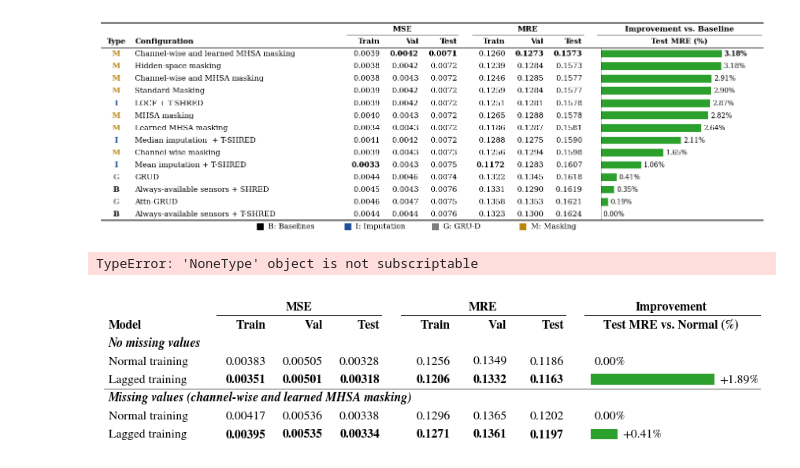
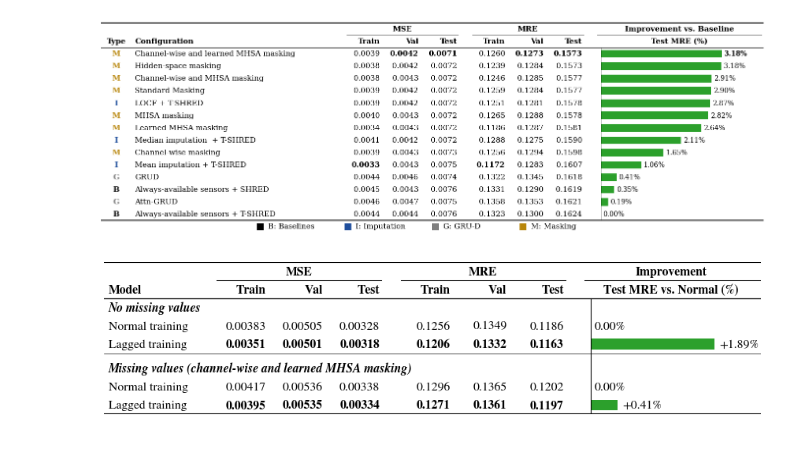
Before and after one commit to matteopasqual02/Masked-SHRED, a Jupyter notebook: Notebooks/HYDRO/Table.ipynb, the cells around one changed output. Cells and saved outputs as stored; diff of their text form; code cells hidden in the pictures.

```diff
--- a/Notebooks/HYDRO/Table.ipynb
+++ b/Notebooks/HYDRO/Table.ipynb
@@ -239,6 +239,7 @@ MRE_SCALE, MRE_DEC = 1, 4       # MRE come frazione, come nei dati originali
 C_BAR = "#2ca02c"
 S = 1.5                         # fattore di scala globale (dimensioni, font, spessori)
 FS = 7.5 * S
+GAP = 0.35                      # spazio extra sotto la linea di separazione (in unita' di riga)
 
 KEYS = ["train_mse", "val_mse", "test_mse", "train_mre", "val_mre", "test_mre"]
 
@@ -246,7 +247,9 @@ KEYS = ["train_mse", "val_mse", "test_mse", "train_mre", "val_mre", "test_mre"]
 # Righe
 # =====================================================================
 rows = []
-for group, models in DATA.items():
+for gi, (group, models) in enumerate(DATA.items()):
+    if gi > 0:
+        rows.append(("gap", None))
     rows.append(("title", group))
     base = models[BASELINE]["test_mre"]
     best = {k: min(m[k] for m in models.values()) for k in KEYS}
@@ -255,6 +258,7 @@ for group, models in DATA.items():
                                   is_base=(name == BASELINE),
                                   impr=(base - m["test_mre"]) / base * 100)))
 best_impr = max(r[1]["impr"] for r in rows if r[0] == "data")
+body_h = sum(GAP if r[0] == "gap" else 1 for r in rows)
 
 # =====================================================================
 # Layout (pollici): Model | 3 MSE | gap | 3 MRE | gap | barre
@@ -266,7 +270,8 @@ total_w = sum(widths)
 NUM_COLS = [1, 2, 3, 5, 6, 7]
 BAR = len(widths) - 1
 
-row_h, header_rows, n_rows = 0.20 * S, 2, len(rows)
+row_h, header_rows = 0.20 * S, 2
+n_rows = body_h                      # altezza del corpo in unita' di riga
 fig_h = (n_rows + header_rows) * row_h
 
 fig, ax = plt.subplots(figsize=(total_w, fig_h))
@@ -310,44 +315,47 @@ scale = (widths[BAR] - 0.10 * S - label_w) / best_impr
 bar_h = 0.60
 
 # ---- corpo ----
-first = True
-for i, (kind, content) in enumerate(rows):
-    y = i + header_rows
+y = header_rows
+for kind, content in rows:
+    if kind == "gap":
+        # linea di separazione, poi spazio extra prima del titolo successivo
+        ax.plot([0, total_w], [y, y], color="black", lw=0.3 * S)
+        y += GAP
+        continue
+
     if kind == "title":
-        if not first:
-            ax.plot([0, total_w], [y, y], color="black", lw=0.3 * S)
-        first = False
         ax.text(pad, y + 0.5, content, ha="left", va="center",
                 fontsize=FS, fontstyle="italic", fontweight="bold")
+        y += 1
         continue
 
     r = content
     put(0, y, LABELS[r["name"]])
     for col, k in zip(NUM_COLS, KEYS):
         sc, dec = (MSE_SCALE, MSE_DEC) if k.endswith("mse") else (MRE_SCALE, MRE_DEC)
         put(col, y, f"{r['vals'][k] * sc:.{dec}f}", ha="right",
             fontweight="bold" if r["vals"][k] == r["best"][k] else "normal")
 
     if r["is_base"]:
         ax.text(zero_x + 0.04 * S, y + 0.5, "0.00%", ha="left", va="center", fontsize=FS)
     else:
         w = r["impr"] * scale
         ax.add_patch(Rectangle((zero_x, y + (1 - bar_h) / 2), w, bar_h,
                                facecolor=C_BAR, edgecolor="none"))
         ax.text(zero_x + w + 0.05 * S, y + 0.5, f"+{r['impr']:.2f}%",
                 ha="left", va="center", fontsize=FS,
-                fontweight= "normal")
+                fontweight="normal")
+    y += 1
 
 ax.plot([zero_x, zero_x], [header_rows, n_rows + header_rows],
         color="black", lw=0.5 * S)
 
 # ---- regole booktabs ----
 ax.plot([0, total_w], [0, 0], color="black", lw=1.0 * S)
 ax.plot([0, total_w], [header_rows, header_rows], color="black", lw=0.6 * S)
 ax.plot([0, total_w], [n_rows + header_rows] * 2, color="black", lw=1.0 * S)
 
 # PDF vettoriale per il paper + PNG per anteprima
 fig.savefig(OUT + ".png", dpi=400, bbox_inches="tight", pad_inches=0.02 * S)
 # %% [output]
-TypeError: 'NoneType' object is not subscriptable
-[figure, old version]
+[figure, new version]
```
Also changed, not shown: 1 other file.
